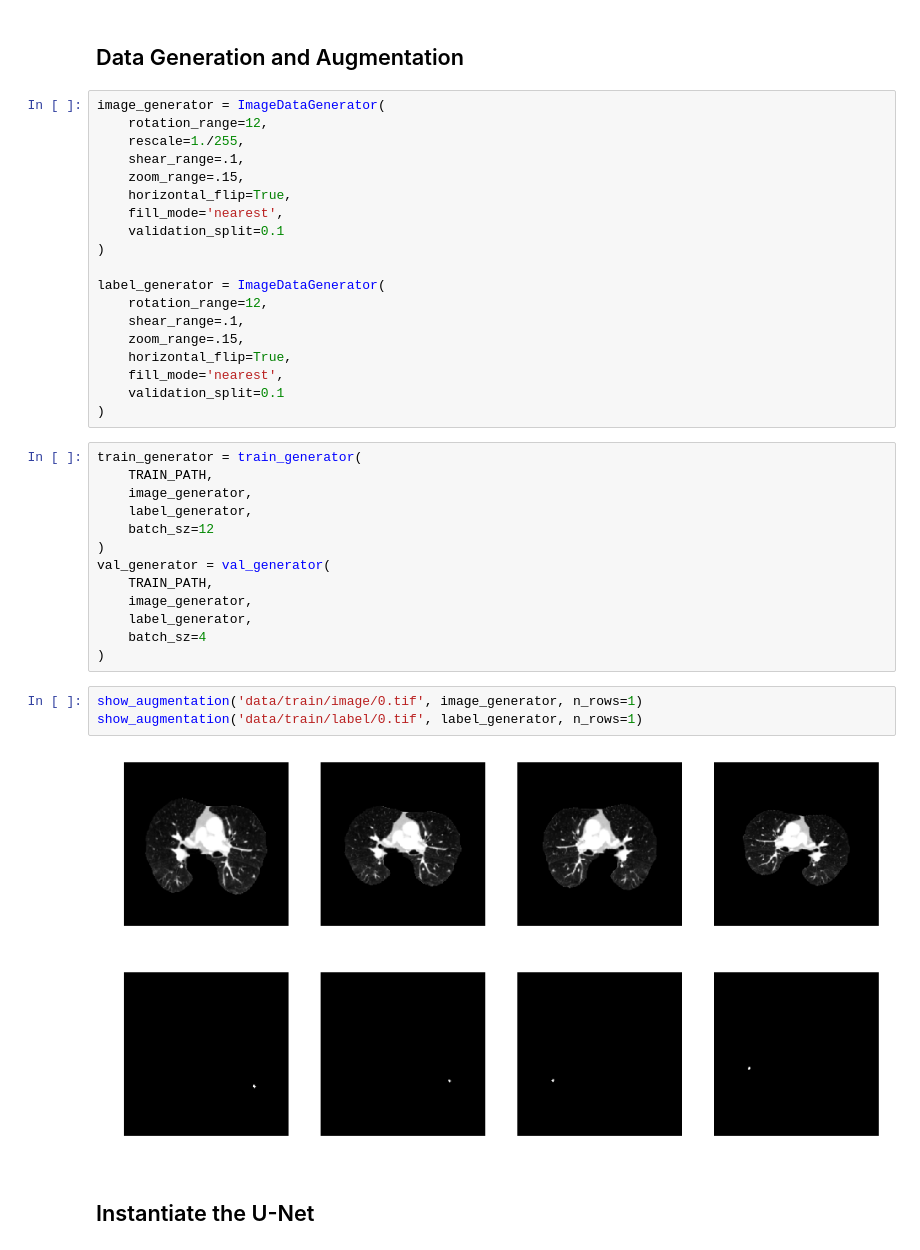
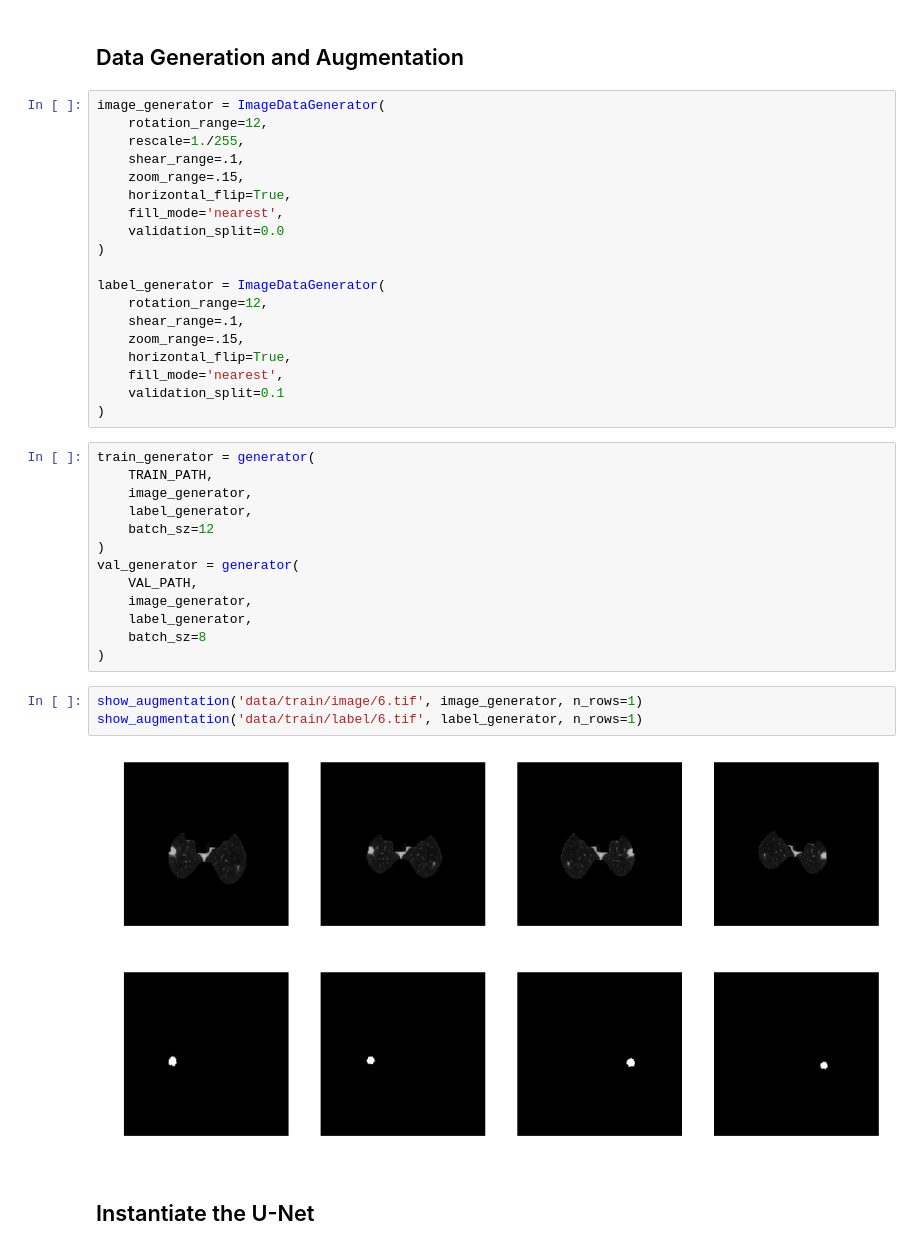
Before and after one commit to maggiebasta/lung-cancer-thesis, a Jupyter notebook: unet_2d/trainUnet.ipynb, the cells around one changed output. Cells and saved outputs as stored; diff of their text form.

```diff
--- a/unet_2d/trainUnet.ipynb
+++ b/unet_2d/trainUnet.ipynb
@@ -41,7 +36,7 @@ image_generator = ImageDataGenerator(
     zoom_range=.15,
     horizontal_flip=True,
     fill_mode='nearest',
-    validation_split=0.1
+    validation_split=0.0
 )
 
 label_generator = ImageDataGenerator(
@@ -53,24 +48,24 @@ label_generator = ImageDataGenerator(
     validation_split=0.1
 )
 # %%
-train_generator = train_generator(
+train_generator = generator(
     TRAIN_PATH,
     image_generator,
     label_generator,
     batch_sz=12
 )
-val_generator = val_generator(
-    TRAIN_PATH,
+val_generator = generator(
+    VAL_PATH,
     image_generator,
     label_generator,
-    batch_sz=4
+    batch_sz=8
 )
 # %%
-show_augmentation('data/train/image/0.tif', image_generator, n_rows=1)
-show_augmentation('data/train/label/0.tif', label_generator, n_rows=1)
+show_augmentation('data/train/image/6.tif', image_generator, n_rows=1)
+show_augmentation('data/train/label/6.tif', label_generator, n_rows=1)
 # %% [output]
-[figure, old version]
+[figure, new version]
-[figure, old version]
+[figure, new version]
 # %% [markdown]
 ## Instantiate the U-Net
 # %%
```
Also changed, not shown: parts of 5 cells of this notebook, 5 other files.
